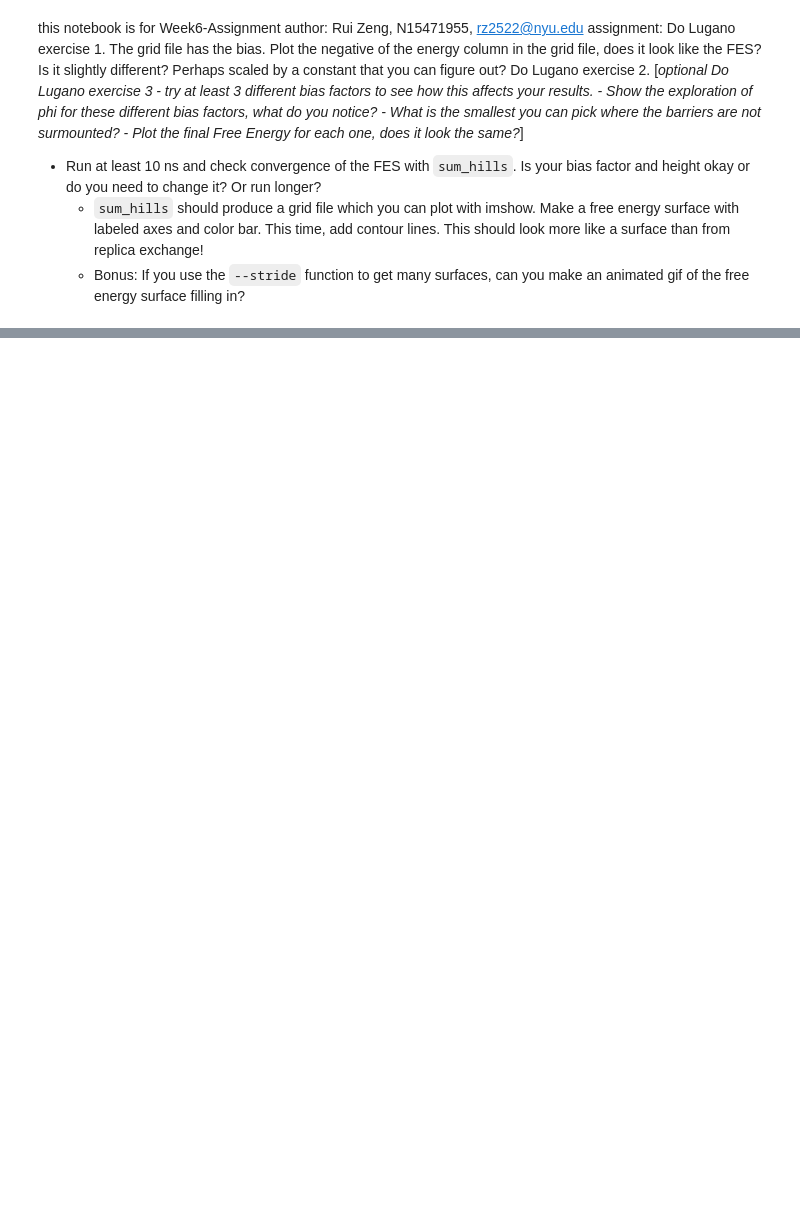
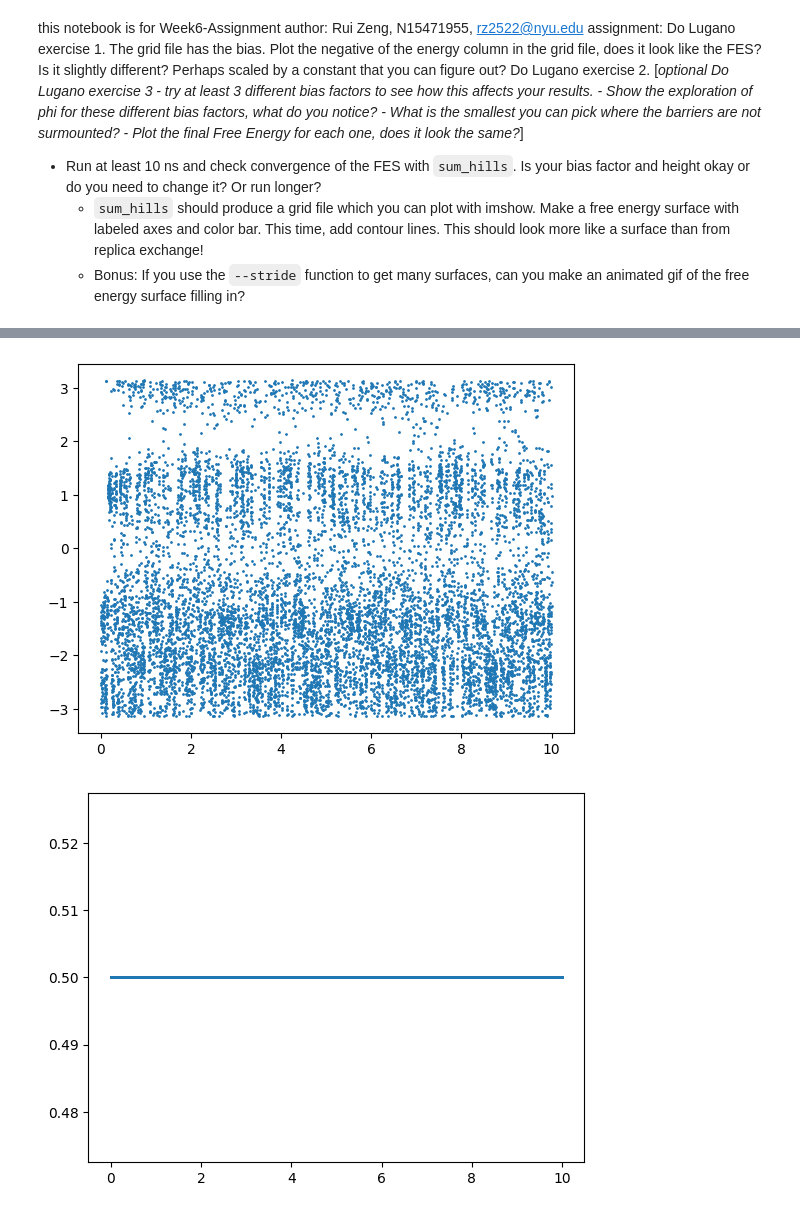
Before and after one commit to cerbveen/comp-lab-class, a Jupyter notebook: Week6/Analysis/Lugano_Analysis.ipynb, the cells around one changed output, grey strips where cells are left out. Saved outputs shown, nothing was run; the diff lists cells and outputs as text; code cells hidden in the pictures; blank space fills up the shorter version.

```diff
--- a/Week6/Analysis/Lugano_Analysis.ipynb
+++ b/Week6/Analysis/Lugano_Analysis.ipynb
@@ -17,0 +62,22 @@ import matplotlib.pyplot as plt
+# %%
+# load
+time=hills[:,0]/1000
+phi=hills[:,1]
+sigma_phi=hills[:,2]
+height=hills[:,3]
+biasf=hills[:,4]
+# plot phi over time
+plt.scatter(time,phi, s=1)
+plt.show()
+# plot sigma_phi over time
+plt.scatter(time,sigma_phi, s=1)
+plt.show()
+# plot height over time
+plt.scatter(time,height, s=1)
+plt.show()
+# plot biasf over time
+plt.scatter(time,biasf, s=1)
+plt.show()
+# %% [output]
+[figure, added]
+[figure, added]
```
Also changed, not shown: parts of 6 cells of this notebook, 17 other files.
